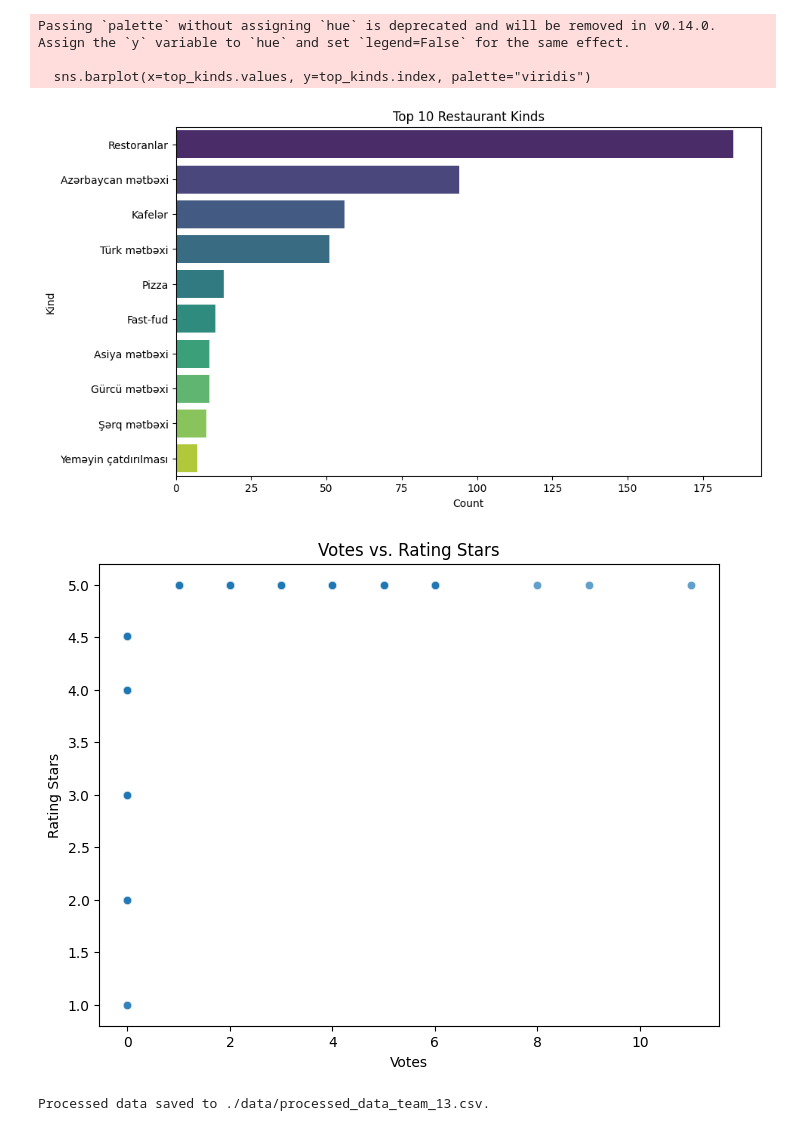
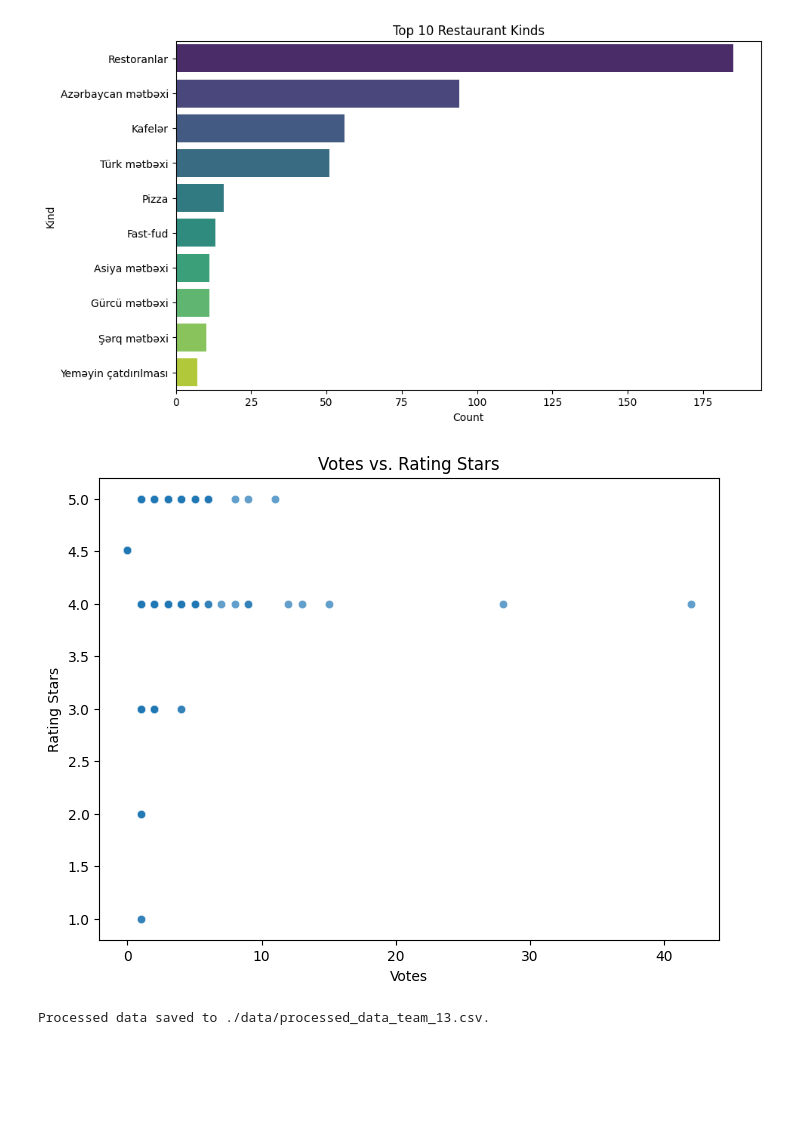
Before and after one commit to Ismayil338/Restaurant-Cafe-data-of-Azerbaijan, a Jupyter notebook: ENCE_3503_Fall_2024_EDA_Team_13.ipynb, the cells around one changed output. Cells and saved outputs as stored; diff of their text form; code cells hidden in the pictures; blank space fills up the shorter version.

```diff
--- a/ENCE_3503_Fall_2024_EDA_Team_13.ipynb
+++ b/ENCE_3503_Fall_2024_EDA_Team_13.ipynb
@@ -12,7 +12,10 @@ data = pd.read_csv(file_path)
 print(data.head())
 
 # Replace placeholders with NaN
-data.replace(["No Name", "No Phone", "No Site", "No Stars", "No Rating", "No City", "No District", "No Street", "No Postal Address", "No Kind"], pd.NA, inplace=True)
+data = data.replace(
+    ["No Name", "No Phone", "No Site", "No Stars", "No Rating", "No City", "No District", "No Street", "No Postal Address", "No Kind"],
+    pd.NA
+)
 
 # Preprocess the "Votes" column to extract numeric values
 data["Votes"] = data["Votes"].apply(lambda x: int(re.search(r'\d+', str(x)).group()) if pd.notna(x) and re.search(r'\d+', str(x)) else 0)
@@ -20,13 +23,13 @@ data["Votes"] = data["Votes"].apply(lambda x: int(re.search(r'\d+', str(x)).grou
 # Convert relevant columns to numeric
 data["Rating Stars"] = pd.to_numeric(data["Rating Stars"], errors="coerce")
 
-# Fill missing values
-data["Name"].fillna("Unknown", inplace=True)
-data["Phone"].fillna("Unknown", inplace=True)
-data["Site"].fillna("Not Available", inplace=True)
-data["Votes"].fillna(0, inplace=True)
-data["Rating Stars"].fillna(data["Rating Stars"].mean(), inplace=True)  # Fill with the average rating
-data.fillna("Not Specified", inplace=True)  # Fill remaining missing values
+# Fill missing values explicitly
+data["Name"] = data["Name"].fillna("Unknown")
+data["Phone"] = data["Phone"].fillna("Unknown")
+data["Site"] = data["Site"].fillna("Not Available")
+data["Votes"] = data["Votes"].fillna(0)
+data["Rating Stars"] = data["Rating Stars"].fillna(data["Rating Stars"].mean())  # Fill with the average rating
+data = data.fillna("Not Specified")  # Fill remaining missing values
 
 # Summary statistics
 print(data.describe(include="all"))
@@ -99,6 +88,3 @@ For example, when doing 'df[col].method(value, inplace=True)', try using 'df.met
-Passing `palette` without assigning `hue` is deprecated and will be removed in v0.14.0. Assign the `y` variable to `hue` and set `legend=False` for the same effect.
-
-  sns.barplot(x=top_kinds.values, y=top_kinds.index, palette="viridis")
 [figure]
-[figure, old version]
+[figure, new version]
-Processed data saved to ./data/processed_data_team_13.csv.
+Processed data saved to ./data/processed_data_team_13.csv.
```
Also changed, not shown: parts of 1 cell of this notebook.
